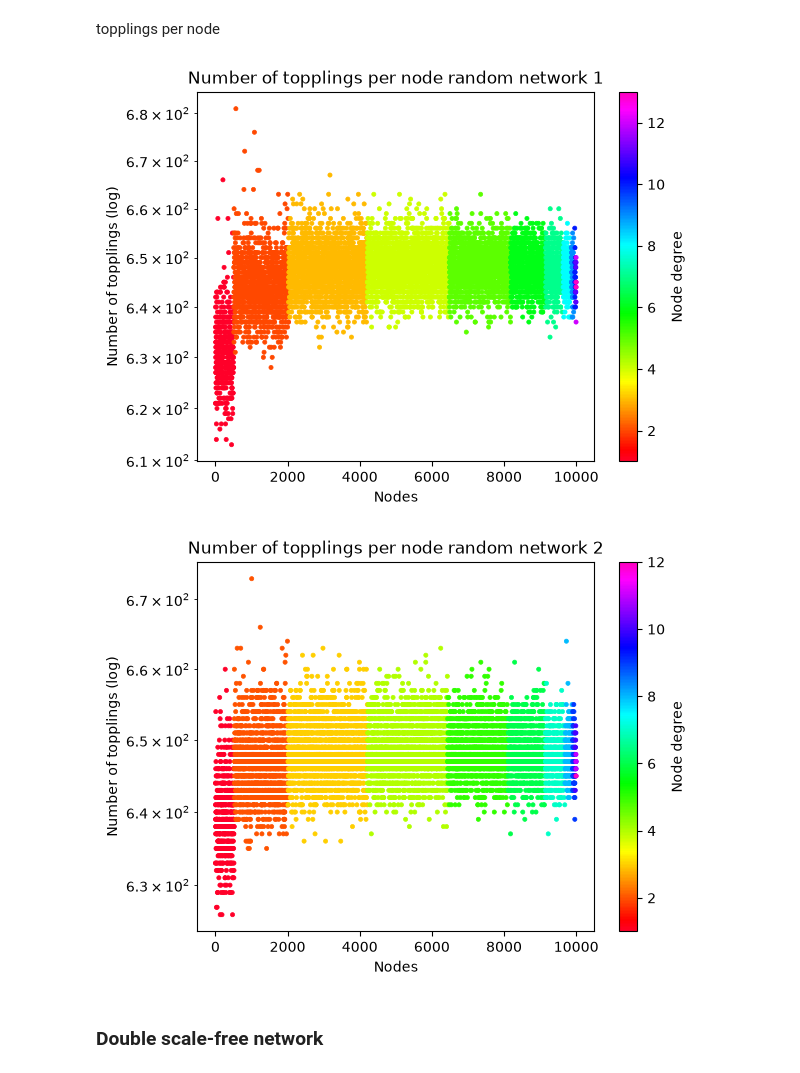
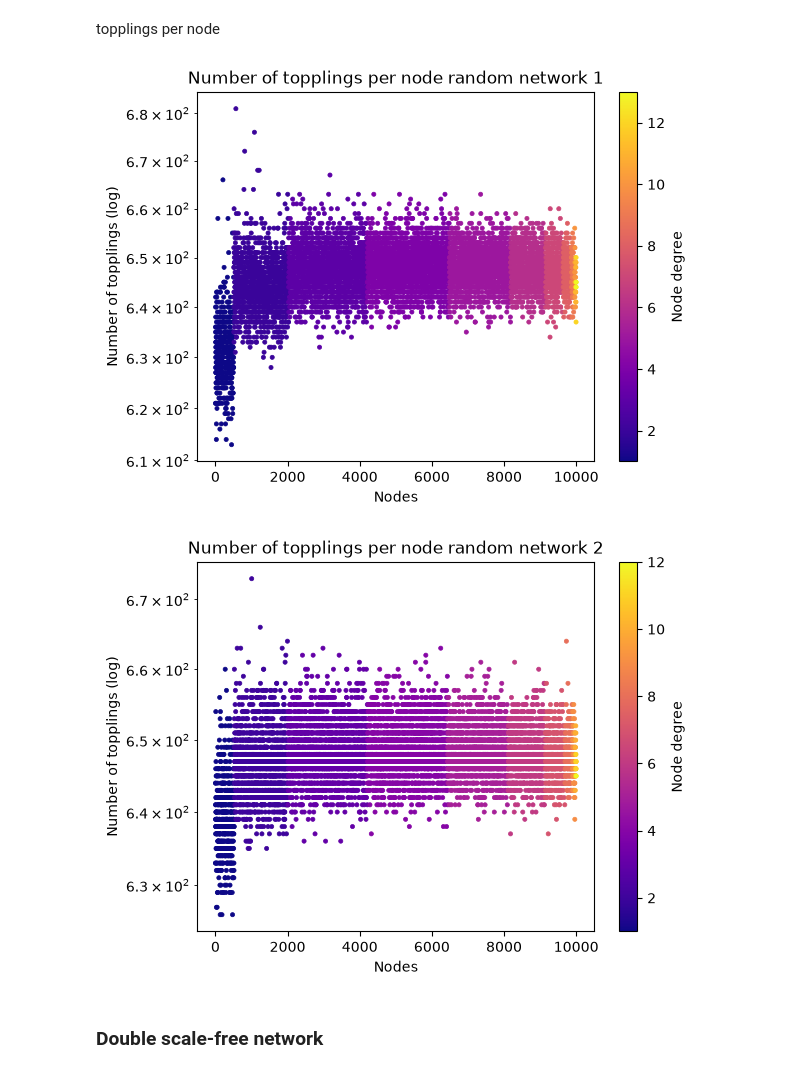
Before and after one commit to riccardo03-maker/SOC_on_networks, a Jupyter notebook: project_notebook.ipynb, the cells around one changed output. Saved outputs shown, nothing was run; the diff lists cells and outputs as text; code cells hidden in the pictures.

```diff
--- a/project_notebook.ipynb
+++ b/project_notebook.ipynb
@@ -261,26 +264,26 @@ for i, gamma in enumerate([5., 3., 2.8, 2.6, 2.4, 2.2, 2.01]):
     degree_list = np.array([list(scale_free_model.network.degree)[i][1] for i in range(len(list(scale_free_model.network.degree)))])
     plt.hist(degree_list, bins = max(degree_list), color = "green")
     plt.xlabel("Degree")
-    plt.ylabel("Number_of_nodes")
+    plt.ylabel("Number of nodes")
     plt.title("Degree distribution (gamma = " + str(gamma) + ")")
     plt.savefig("./plots/scale_free_network/degree_distribution/degree_distribution_gamma_" + gamma_string[i] + ".png")
 
     #evolve and plot avalanche size distribution
     scale_free_model.evolve(30000, lose_probability = 0.001, seed = 42)
     figure_scale_free = SandNet.plot_avalanche_size(scale_free_model, x_label = "Avalanche size", y_label = "Density",
-                                     title = "Avalanche size and area distribution (gamma = " + str(gamma) + ")",
+                                     title = "Avalanche distribution (gamma = " + str(gamma) + ")",
                                      label = "measured avalanche sizes")
     exponent, figure_scale_free = SandNet.fit_powerlaw(scale_free_model, figure = figure_scale_free, color = "red", linestyle = "--",
                                         label = "fit avalanche sizes")
     figure_scale_free = SandNet.plot_avalanche_area(scale_free_model, figure = figure_scale_free, color = "orange",
-                                                    label = "measured_avalanche_areas")
+                                                    label = "measured avalanche areas")
 
     figure_scale_free.savefig("./plots/scale_free_network/avalanche_distribution/avalanche_distribution_gamma_"
                               + gamma_string[i] + ".png")
 
     topplings_scale_free = SandNet.plot_topplings_per_node(scale_free_model, x_label = "Nodes", y_label = "Number of topplings (log)",
-                                                          title = "Number of topplings per node (gamma = " + str(gamma) + ")", cmap = "plasma",
-                                                          marker = ".", linewidths = 0.5)
+                                                          title = "Number of topplings per node (gamma = " + str(gamma) + ")", cmap = "gist_rainbow",
+                                                          marker = ".", linewidths = 0.5, norm = LogNorm())
     topplings_scale_free.savefig("./plots/scale_free_network/topplings_per_node/topplings_per_node_gamma_" + gamma_string[i] + ".png")
 
     print("Gamma = " + str(gamma) + "\nPower law exponent (minus 1) = " + str(exponent) + "\nMax node degree: " + str(max(degree_list)))
@@ -352,0 +370,22 @@ toppling_random_model.savefig("./plots/random_network/topplings_per_node_random_
+# %%
+original_model_1 = SandNet.Model(N = 100, initial_grains = 'random', seed = 42)
+original_model_2 = SandNet.Model(N = 100, initial_grains = 'random', seed = 43)
+double_random_multiplex = SandNet.Multiplex([original_model_1, original_model_2])
+double_random_multiplex.evolve_together(60000, together = True, seed = 42)
+# %%
+figure_1 = SandNet.plot_avalanche_size(original_model_1, x_label = "Avalanche size", y_label = "Density",
+                                     title = "Avalanche distribution square grid 1", label = "measured avalanche sizes")
+exponent_1, figure_1 = SandNet.fit_powerlaw(original_model_1, figure = figure_1, color = "red", linestyle = "--", label = "fit avalanche sizes")
+figure_1 = SandNet.plot_avalanche_area(original_model_1, figure = figure_1, color="orange", label = "measured avalanche areas")
+
+figure_2 = SandNet.plot_avalanche_size(original_model_2, x_label = "Avalanche size", y_label = "Density",
+                                     title = "Avalanche distribution square grid 2", label = "measured avalanche sizes")
+exponent_2, figure_2 = SandNet.fit_powerlaw(original_model_2, figure = figure_2, color = "red", linestyle = "--", label = "fit avalanche sizes")
+figure_2 = SandNet.plot_avalanche_area(original_model_2, figure = figure_2, color="orange", label = "measured avalanche areas")
+
+figure_1.savefig("./plots/multiplex/double_square_grid/avalanche_size_square_grid_1.png")
+figure_2.savefig("./plots/multiplex/double_random/avalanche_size_square_grid_2.png")
+
+print("Avalanche size exponent network 1: " + str(exponent_1))
+print("Avalanche size exponent network 2: " + str(exponent_2))
+plt.close("all")
@@ -360,12 +417,12 @@ double_random_multiplex = SandNet.Multiplex([random_model_1, random_model_2])
 double_random_multiplex.evolve_together(60000, together = True, lose_probability = 0.001, seed = 42)
 # %%
 figure_1 = SandNet.plot_avalanche_size(random_model_1, x_label = "Avalanche size", y_label = "Density",
-                                     title = "Avalanche size distribution random network 1", label = "measured avalanche sizes")
+                                     title = "Avalanche distribution random network 1", label = "measured avalanche sizes")
 exponent_1, figure_1 = SandNet.fit_powerlaw(random_model_1, figure = figure_1, color = "red", linestyle = "--", label = "fit avalanche sizes")
 figure_1 = SandNet.plot_avalanche_area(random_model_1, figure = figure_1, color="orange", label = "measured avalanche areas")
 
 figure_2 = SandNet.plot_avalanche_size(random_model_2, x_label = "Avalanche size", y_label = "Density",
-                                     title = "Avalanche size distribution random network 2", label = "measured avalanche sizes")
+                                     title = "Avalanche distribution random network 2", label = "measured avalanche sizes")
 exponent_2, figure_2 = SandNet.fit_powerlaw(random_model_2, figure = figure_2, color = "red", linestyle = "--", label = "fit avalanche sizes")
 figure_2 = SandNet.plot_avalanche_area(random_model_2, figure = figure_2, color="orange", label = "measured avalanche areas")
 
@@ -384,17 +439,16 @@ Avalanche size exponent network 2: 0.4134140482246184
 topplings per node
 # %%
 topplings_per_node_1 = SandNet.plot_topplings_per_node(random_model_1, x_label = "Nodes", y_label = "Number of topplings (log)",
-                                                          title = "Number of topplings per node random network 1", cmap = "gist_rainbow",
+                                                          title = "Number of topplings per node random network 1", cmap = "plasma",
                                                           marker = ".", linewidths = 0.5)
 topplings_per_node_1.savefig("./plots/multiplex/double_random/topplings_per_node_random_network_1.png")
 topplings_per_node_2 = SandNet.plot_topplings_per_node(random_model_2, x_label = "Nodes", y_label = "Number of topplings (log)",
-                                                          title = "Number of topplings per node random network 2", cmap = "gist_rainbow",
+                                                          title = "Number of topplings per node random network 2", cmap = "plasma",
                                                           marker = ".", linewidths = 0.5)
 topplings_per_node_2.savefig("./plots/multiplex/double_random/topplings_per_node_random_network_2.png")
-plt.close("all")
 # %% [output]
-[figure, old version]
+[figure, new version]
-[figure, old version]
+[figure, new version]
 # %% [markdown]
 ### Double scale-free network
 # %%
```
Also changed, not shown: parts of 29 cells of this notebook, 37 other files.
